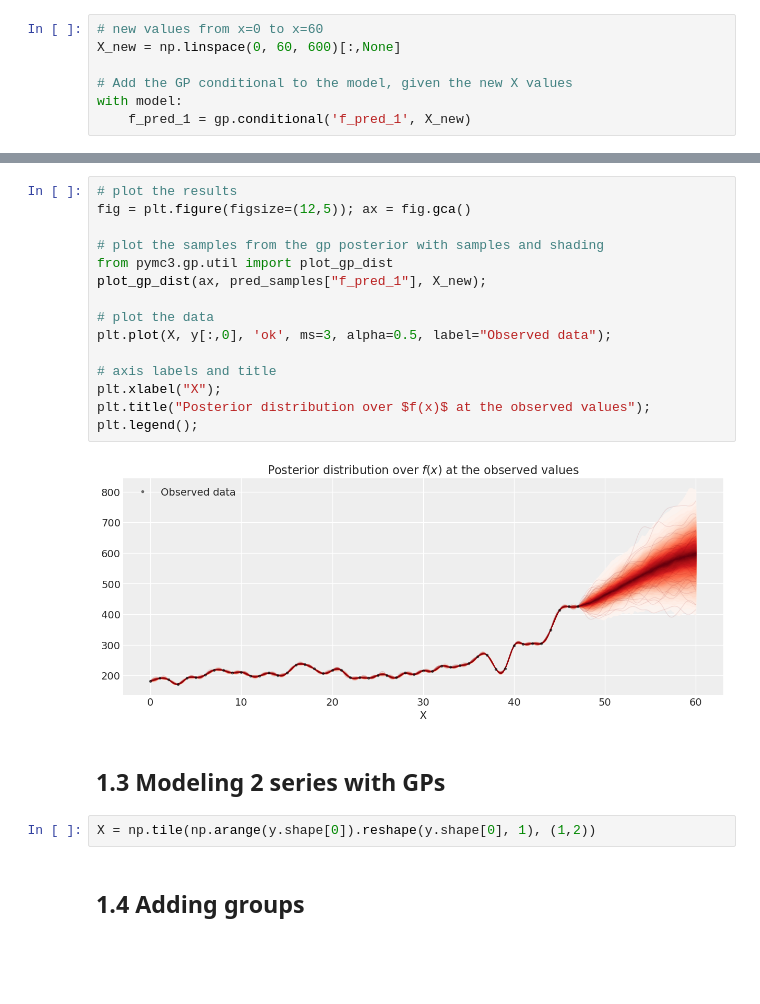
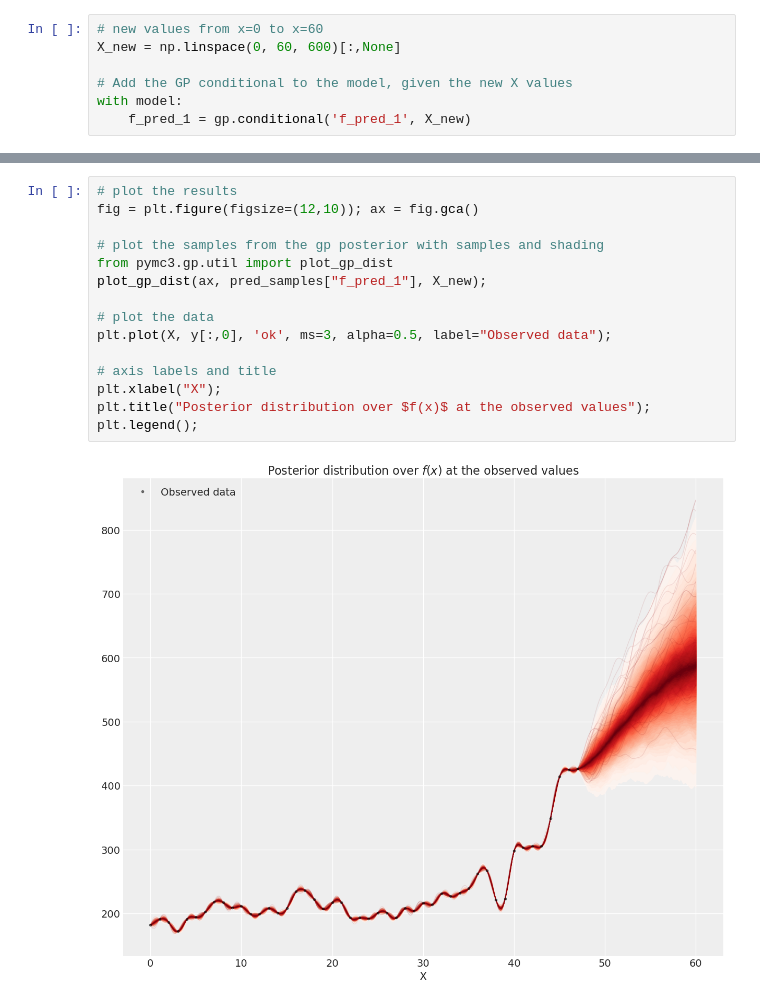
Before and after one commit to luisroque/Time-Series-Statistical-Models-Experiments, a Jupyter notebook: PhD_GaussianProcesses.ipynb, the cells around one changed output, grey strips where cells are left out. Drawn from its saved outputs; the diff is of its cells as text; blank space fills up the shorter version.

```diff
--- a/PhD_GaussianProcesses.ipynb
+++ b/PhD_GaussianProcesses.ipynb
@@ -252,23 +318,17 @@ with model:
 [interactive output not drawn]
 # %%
 # plot the results
-fig = plt.figure(figsize=(12,5)); ax = fig.gca()
+fig = plt.figure(figsize=(12,10)); ax = fig.gca()
 
 # plot the samples from the gp posterior with samples and shading
 from pymc3.gp.util import plot_gp_dist
 plot_gp_dist(ax, pred_samples["f_pred_1"], X_new);
 
 # plot the data
 plt.plot(X, y[:,0], 'ok', ms=3, alpha=0.5, label="Observed data");
 
 # axis labels and title
 plt.xlabel("X");
 plt.title("Posterior distribution over $f(x)$ at the observed values"); plt.legend();
 # %% [output]
-[figure, old version]
+[figure, new version]
-# %% [markdown]
-## 1.3 Modeling 2 series with GPs
-# %%
-X = np.tile(np.arange(y.shape[0]).reshape(y.shape[0], 1), (1,2))
-# %% [markdown]
-## 1.4 Adding groups
```
Also changed, not shown: parts of 18 cells of this notebook, 11 other files.
